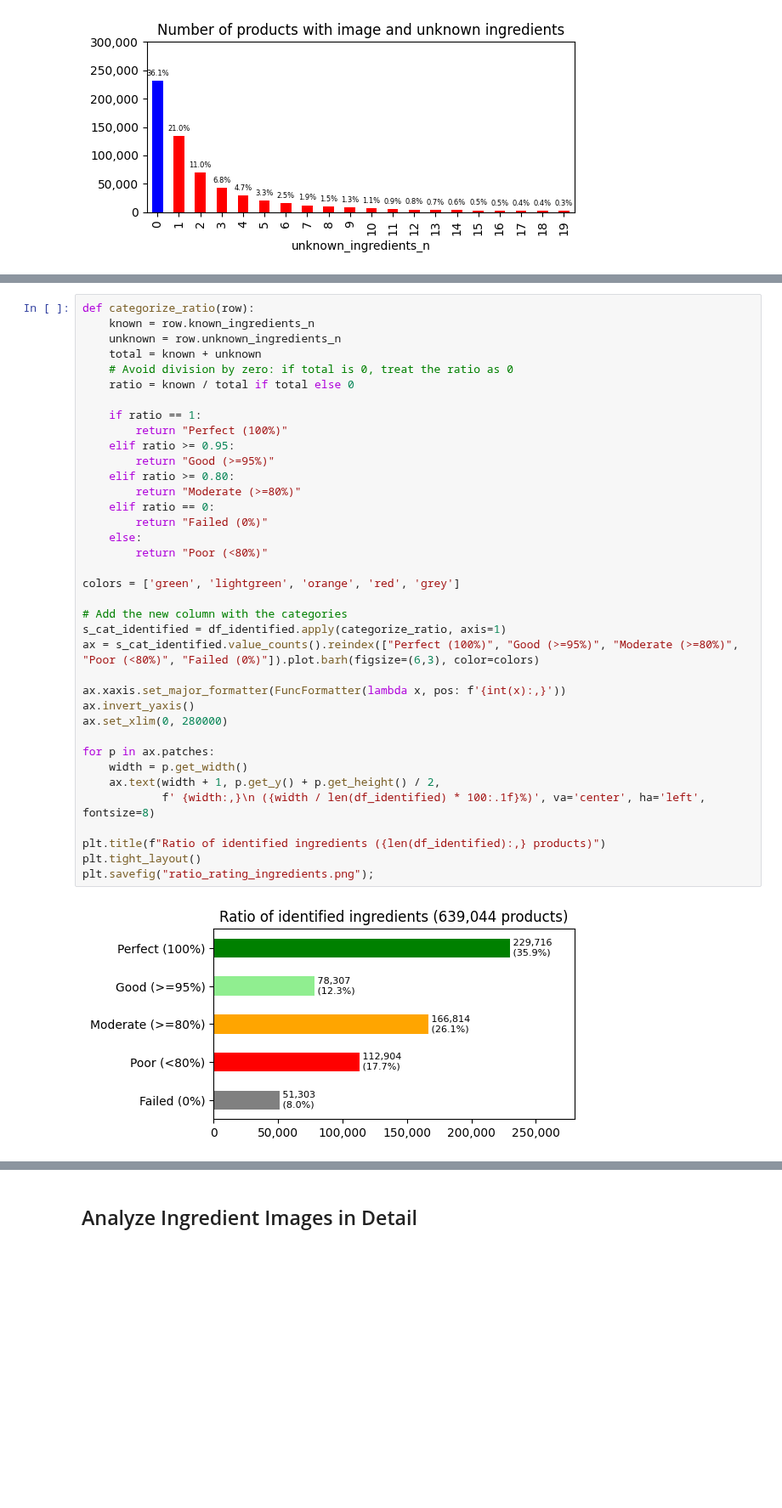
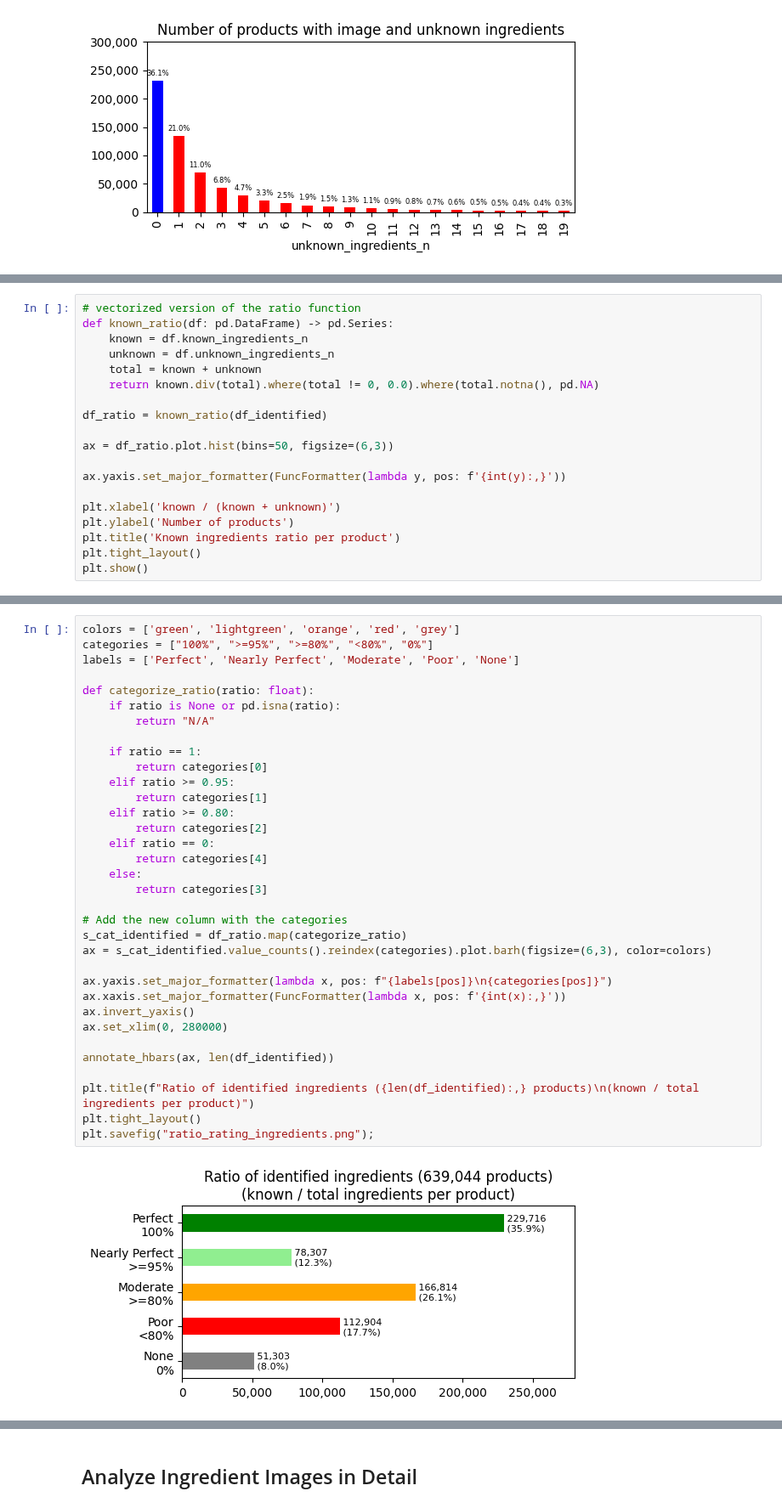
Before and after one commit to goerlitz/openfoodfacts-data-analysis, a Jupyter notebook: notebooks/14_ingredient_analysis2.ipynb, the cells around one changed output, grey strips where cells are left out. Shown at 85% size. Saved outputs shown, nothing was run; the diff lists cells and outputs as text; blank space fills up the shorter version.

```diff
--- a/notebooks/14_ingredient_analysis2.ipynb
+++ b/notebooks/14_ingredient_analysis2.ipynb
@@ -395,0 +415,19 @@ plt.show()
+# %%
+# vectorized version of the ratio function
+def known_ratio(df: pd.DataFrame) -> pd.Series:
+    known = df.known_ingredients_n
+    unknown = df.unknown_ingredients_n
+    total = known + unknown
+    return known.div(total).where(total != 0, 0.0).where(total.notna(), pd.NA)
+
+df_ratio = known_ratio(df_identified)
+
+ax = df_ratio.plot.hist(bins=50, figsize=(6,3))
+
+ax.yaxis.set_major_formatter(FuncFormatter(lambda y, pos: f'{int(y):,}'))
+
+plt.xlabel('known / (known + unknown)')
+plt.ylabel('Number of products')
+plt.title('Known ingredients ratio per product')
+plt.tight_layout()
+plt.show()
@@ -396,39 +436,36 @@ plt.show()
 # %%
-def categorize_ratio(row):
-    known = row.known_ingredients_n
-    unknown = row.unknown_ingredients_n
-    total = known + unknown
-    # Avoid division by zero: if total is 0, treat the ratio as 0
-    ratio = known / total if total else 0
+colors = ['green', 'lightgreen', 'orange', 'red', 'grey']
+categories = ["100%", ">=95%", ">=80%", "<80%", "0%"]
+labels = ['Perfect', 'Nearly Perfect', 'Moderate', 'Poor', 'None']
+
+def categorize_ratio(ratio: float):
+    if ratio is None or pd.isna(ratio):
+        return "N/A"
 
     if ratio == 1:
-        return "Perfect (100%)"
+        return categories[0]
     elif ratio >= 0.95:
-        return "Good (>=95%)"
+        return categories[1]
     elif ratio >= 0.80:
-        return "Moderate (>=80%)"
+        return categories[2]
     elif ratio == 0:
-        return "Failed (0%)"
+        return categories[4]
     else:
-        return "Poor (<80%)"
-
-colors = ['green', 'lightgreen', 'orange', 'red', 'grey']
+        return categories[3]
 
 # Add the new column with the categories
-s_cat_identified = df_identified.apply(categorize_ratio, axis=1)
-ax = s_cat_identified.value_counts().reindex(["Perfect (100%)", "Good (>=95%)", "Moderate (>=80%)", "Poor (<80%)", "Failed (0%)"]).plot.barh(figsize=(6,3), color=colors)
+s_cat_identified = df_ratio.map(categorize_ratio)
+ax = s_cat_identified.value_counts().reindex(categories).plot.barh(figsize=(6,3), color=colors)
 
+ax.yaxis.set_major_formatter(lambda x, pos: f"{labels[pos]}\n{categories[pos]}")
 ax.xaxis.set_major_formatter(FuncFormatter(lambda x, pos: f'{int(x):,}'))
 ax.invert_yaxis()
 ax.set_xlim(0, 280000)
 
-for p in ax.patches:
-    width = p.get_width()
-    ax.text(width + 1, p.get_y() + p.get_height() / 2,
-            f' {width:,}\n ({width / len(df_identified) * 100:.1f}%)', va='center', ha='left', fontsize=8)
+annotate_hbars(ax, len(df_identified))
 
-plt.title(f"Ratio of identified ingredients ({len(df_identified):,} products)")
+plt.title(f"Ratio of identified ingredients ({len(df_identified):,} products)\n(known / total ingredients per product)")
 plt.tight_layout()
 plt.savefig("ratio_rating_ingredients.png");
 # %% [output]
-[figure, old version]
+[figure, new version]
```
Also changed, not shown: parts of 48 cells of this notebook.
